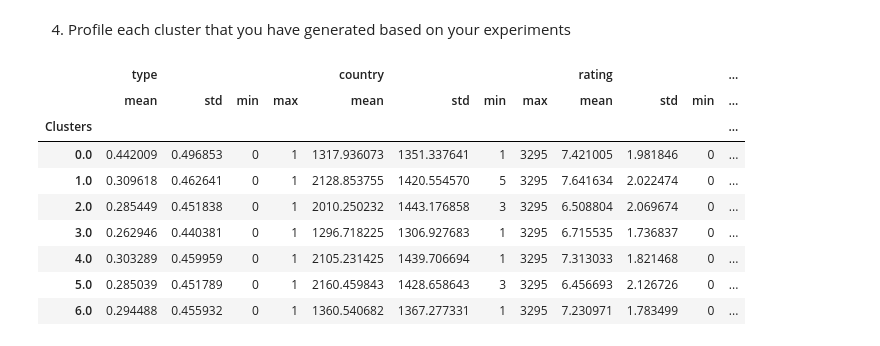
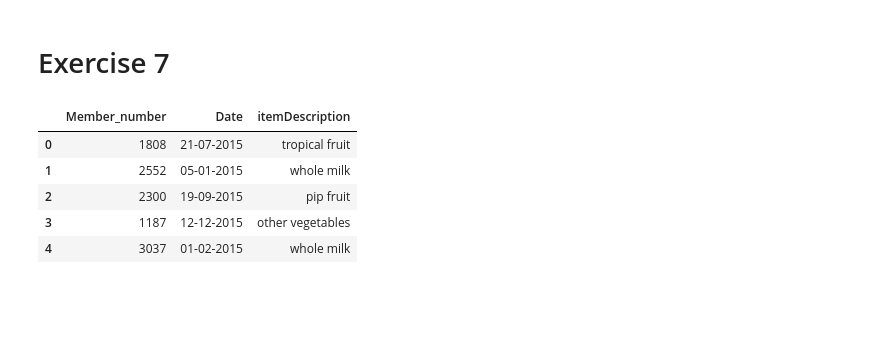
Before and after one commit to dayananikol/CCADMACL_EXERCISES_COM222ML, a Jupyter notebook: CCADMACL_Exercise6.ipynb, the cells around one changed output. Saved outputs shown, nothing was run; the diff lists cells and outputs as text; code cells hidden in the pictures; blank space fills up the shorter version.

```diff
--- a/CCADMACL_Exercise6.ipynb
+++ b/CCADMACL_Exercise6.ipynb
@@ -778,19 +3,2 @@ The palette list has fewer values (4) than needed (7) and will cycle, which may
-# %% [markdown]
-4. Profile each cluster that you have generated based on your experiments
-# %%
-pd.set_option("display.max_rows", None)
-pd.set_option("display.max_columns", None)
-
-cluster_profile = df.groupby(PCA_df['Clusters']).agg(['mean', 'std', 'min', 'max'])
-cluster_profile
-# %% [output]
-|  | type |  |  |  | country |  |  |  | rating |  |  | ... |
-|  | mean | std | min | max | mean | std | min | max | mean | std | min | ... |
-| Clusters |  |  |  |  |  |  |  |  |  |  |  | ... |
-| 0.0 | 0.442009 | 0.496853 | 0 | 1 | 1317.936073 | 1351.337641 | 1 | 3295 | 7.421005 | 1.981846 | 0 | ... |
-| 1.0 | 0.309618 | 0.462641 | 0 | 1 | 2128.853755 | 1420.554570 | 5 | 3295 | 7.641634 | 2.022474 | 0 | ... |
-| 2.0 | 0.285449 | 0.451838 | 0 | 1 | 2010.250232 | 1443.176858 | 3 | 3295 | 6.508804 | 2.069674 | 0 | ... |
-| 3.0 | 0.262946 | 0.440381 | 0 | 1 | 1296.718225 | 1306.927683 | 1 | 3295 | 6.715535 | 1.736837 | 0 | ... |
-| 4.0 | 0.303289 | 0.459959 | 0 | 1 | 2105.231425 | 1439.706694 | 1 | 3295 | 7.313033 | 1.821468 | 0 | ... |
-| 5.0 | 0.285039 | 0.451789 | 0 | 1 | 2160.459843 | 1428.658643 | 3 | 3295 | 6.456693 | 2.126726 | 0 | ... |
-| 6.0 | 0.294488 | 0.455932 | 0 | 1 | 1360.540682 | 1367.277331 | 1 | 3295 | 7.230971 | 1.783499 | 0 | ... |
+# %% [markdown]
+# Exercise 7
@@ -796,0 +12,13 @@ cluster_profile
+# %%
+#reading data
+url = "https://github.com/robitussin/CCADMACL_EXERCISES/blob/ff41fec98bd270f4bbeedb9b8849ae21fdeadfee/Groceries_dataset.csv?raw=true"
+dataset = pd.read_csv(url)
+
+dataset.head()
+# %% [output]
+|  | Member_number | Date | itemDescription |
+| 0 | 1808 | 21-07-2015 | tropical fruit |
+| 1 | 2552 | 05-01-2015 | whole milk |
+| 2 | 2300 | 19-09-2015 | pip fruit |
+| 3 | 1187 | 12-12-2015 | other vegetables |
+| 4 | 3037 | 01-02-2015 | whole milk |
```
Also changed, not shown: parts of 65 cells of this notebook.
